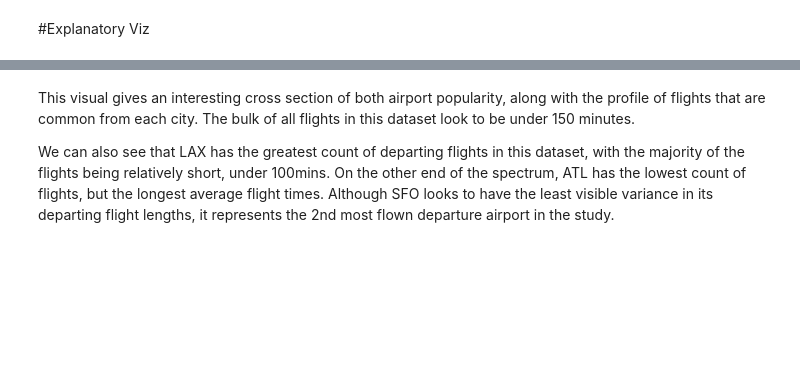
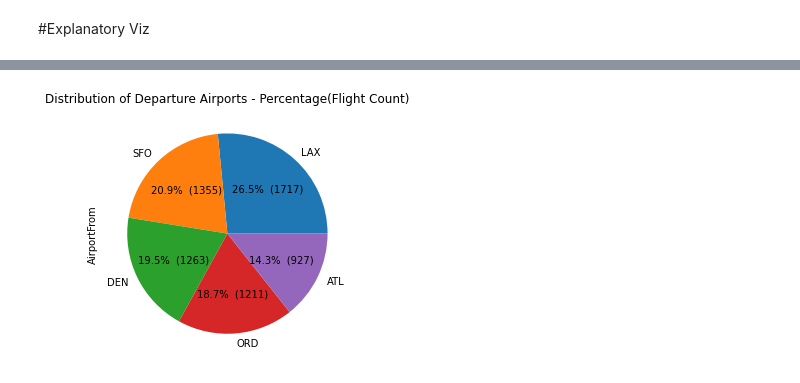
Before and after one commit to SaurabhVaze/airline-delays, a Jupyter notebook: Project_2_Part_3_Explanatory_Viz_.ipynb, the cells around one changed output, grey strips where cells are left out. Saved outputs shown, nothing was run; the diff lists cells and outputs as text; code cells hidden in the pictures; blank space fills up the shorter version.

```diff
--- a/Project_2_Part_3_Explanatory_Viz_.ipynb
+++ b/Project_2_Part_3_Explanatory_Viz_.ipynb
@@ -231,4 +225,16 @@ p.fig.subplots_adjust(top=0.95)
-# %% [markdown]
-This visual gives an interesting cross section of both airport popularity, along with the profile of flights that are common from each city. The bulk of all flights in this dataset look to be under 150 minutes.
-
-We can also see that LAX has the greatest count of departing flights in this dataset, with the majority of the flights being relatively short, under 100mins. On the other end of the spectrum, ATL has the lowest count of flights, but the longest average flight times. Although SFO looks to have the least visible variance in its departing flight lengths, it represents the 2nd most flown departure airport in the study.
+# %%
+unique, counts = np.unique(airlines['AirportFrom'].value_counts(), return_counts=True)
+unique = np.sort(unique)[::-1]
+
+def make_autopct(unique):       #https://stackoverflow.com/questions/6170246/how-do-i-use-matplotlib-autopct
+    def my_autopct(pct):
+        total = sum(unique)
+        val = int(round(pct*total/100.0))
+        return '{p:.1f}%  ({v:d})'.format(p=pct,v=val)
+    return my_autopct
+
+airlines['AirportFrom'].value_counts().plot(kind='pie',autopct=make_autopct(unique)) #pie plot
+plt.title('Distribution of Departure Airports - Percentage(Flight Count)')
+plt.tight_layout()
+# %% [output]
+[figure, added]
```
Also changed, not shown: parts of 6 cells of this notebook.
